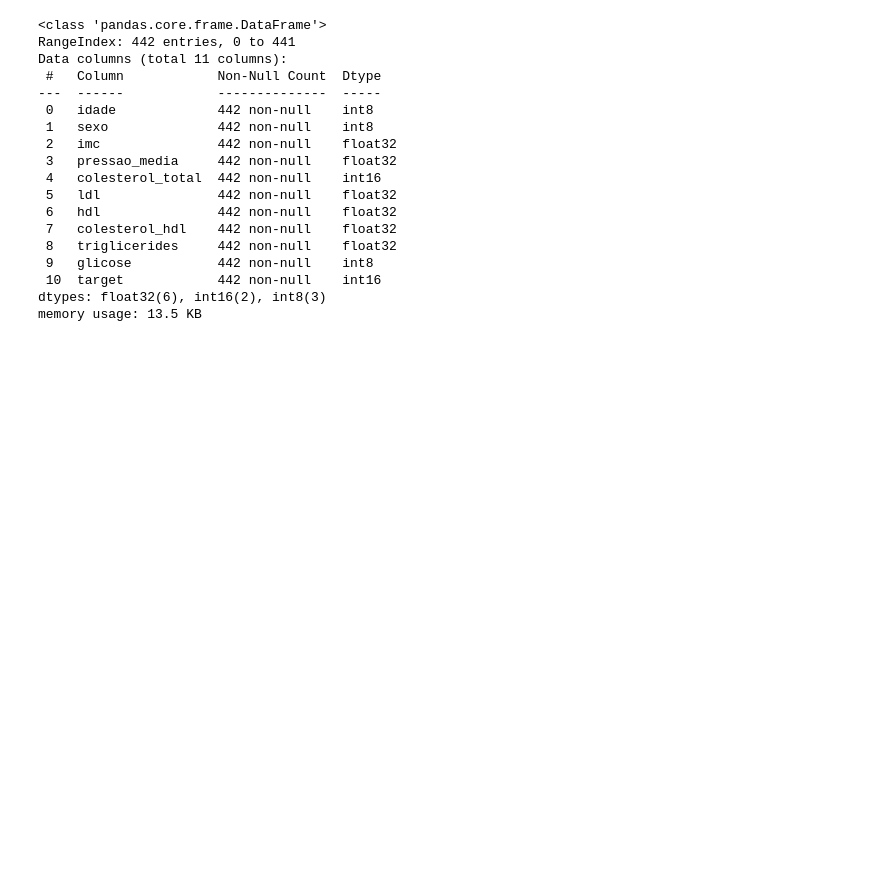
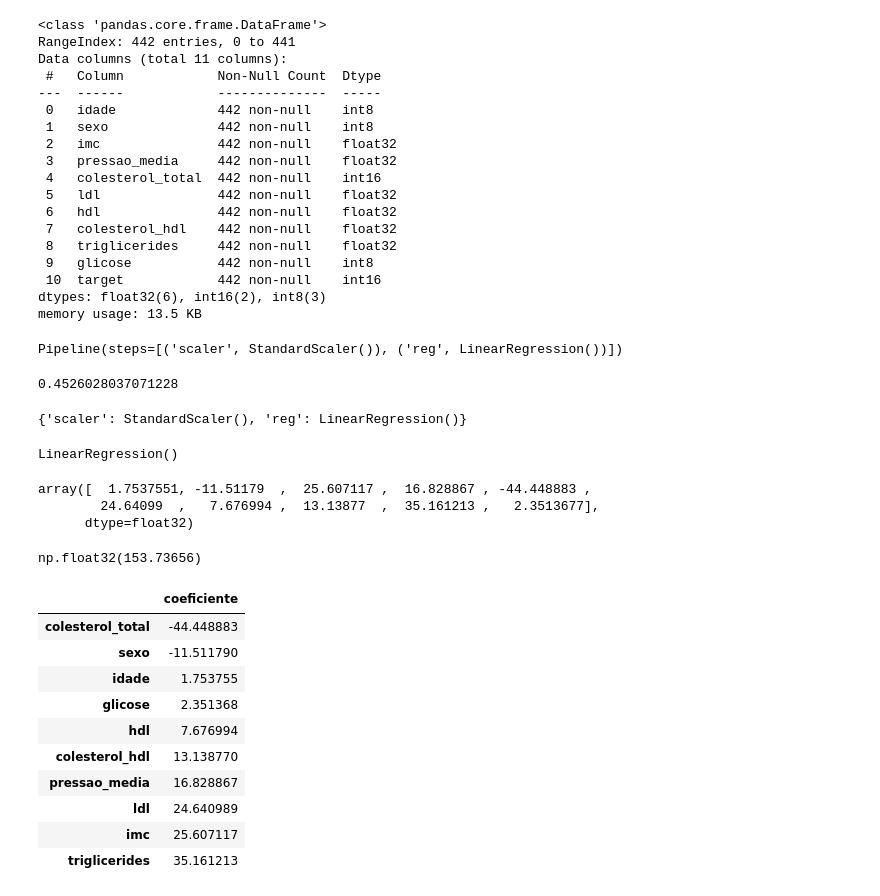
Before and after one commit to kiwsley/ciencia_de_dados, a Jupyter notebook: Scikit Learn/analiseexploratoria02.ipynb, the cells around one changed output. Drawn from its saved outputs; the diff is of its cells as text; code cells hidden in the pictures; blank space fills up the shorter version.

```diff
--- a/Scikit Learn/analiseexploratoria02.ipynb
+++ b/Scikit Learn/analiseexploratoria02.ipynb
@@ -44,0 +65,45 @@ memory usage: 13.5 KB
+# %%
+pipeline.fit(X_train,y_train)
+# %% [output]
+Pipeline(steps=[('scaler', StandardScaler()), ('reg', LinearRegression())])
+# %%
+pipeline.score(X_text,y_test)
+# %% [output]
+0.4526028037071228
+# %%
+pipeline.named_steps
+# %% [output]
+{'scaler': StandardScaler(), 'reg': LinearRegression()}
+# %%
+pipeline['reg']
+# %% [output]
+LinearRegression()
+# %%
+pipeline['reg'].coef_
+# %% [output]
+array([  1.7537551, -11.51179  ,  25.607117 ,  16.828867 , -44.448883 ,
+        24.64099  ,   7.676994 ,  13.13877  ,  35.161213 ,   2.3513677],
+      dtype=float32)
+# %%
+pipeline['reg'].intercept_
+# %% [output]
+np.float32(153.73656)
+# %%
+coefs = dataframe_coeficientes(
+    pipeline['reg'].coef_,
+    X.columns
+)
+
+coefs
+# %% [output]
+|  | coeficiente |
+| colesterol_total | -44.448883 |
+| sexo | -11.511790 |
+| idade | 1.753755 |
+| glicose | 2.351368 |
+| hdl | 7.676994 |
+| colesterol_hdl | 13.138770 |
+| pressao_media | 16.828867 |
+| ldl | 24.640989 |
+| imc | 25.607117 |
+| triglicerides | 35.161213 |
```
Also changed, not shown: parts of 15 cells of this notebook, 8 other files.
